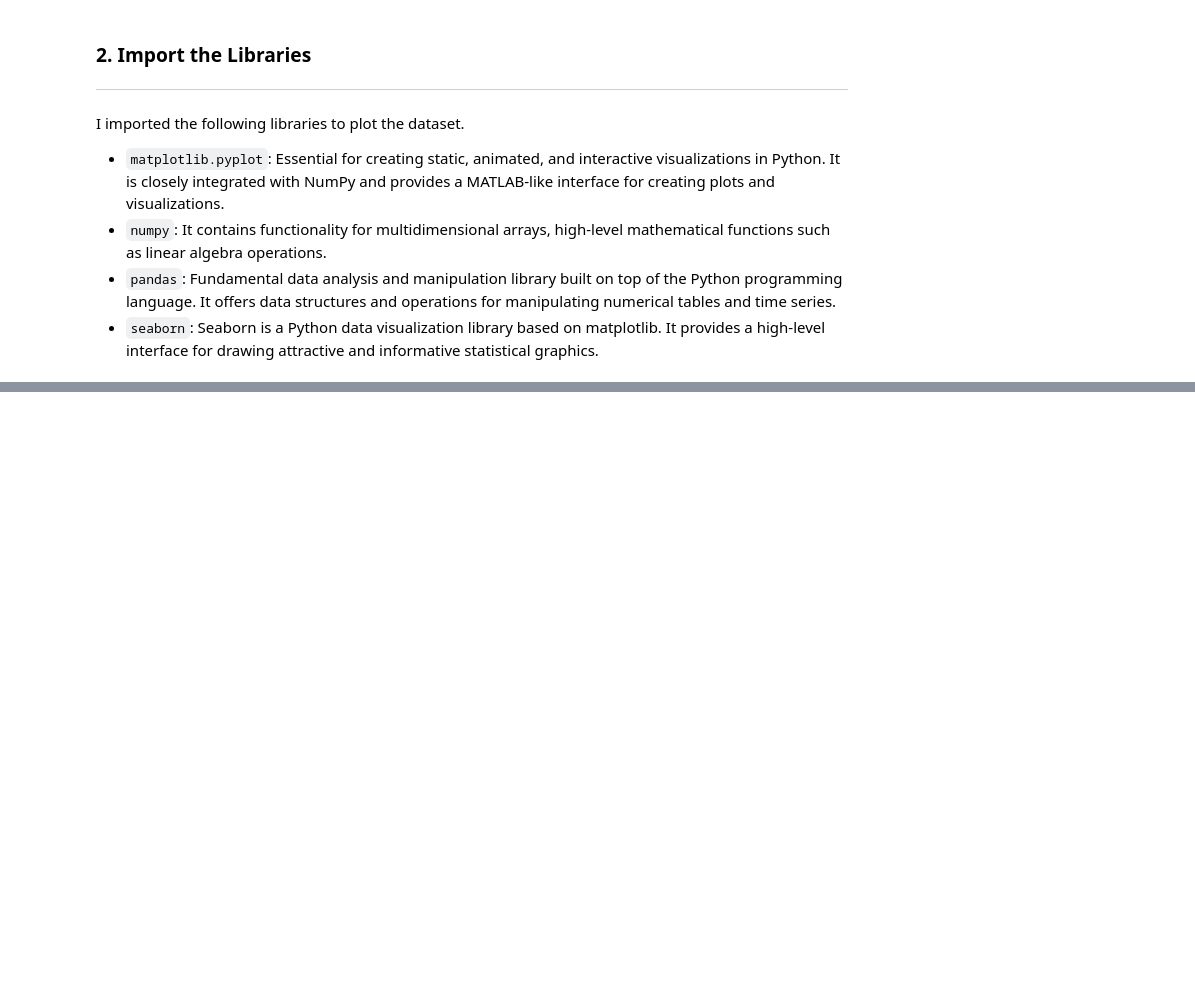
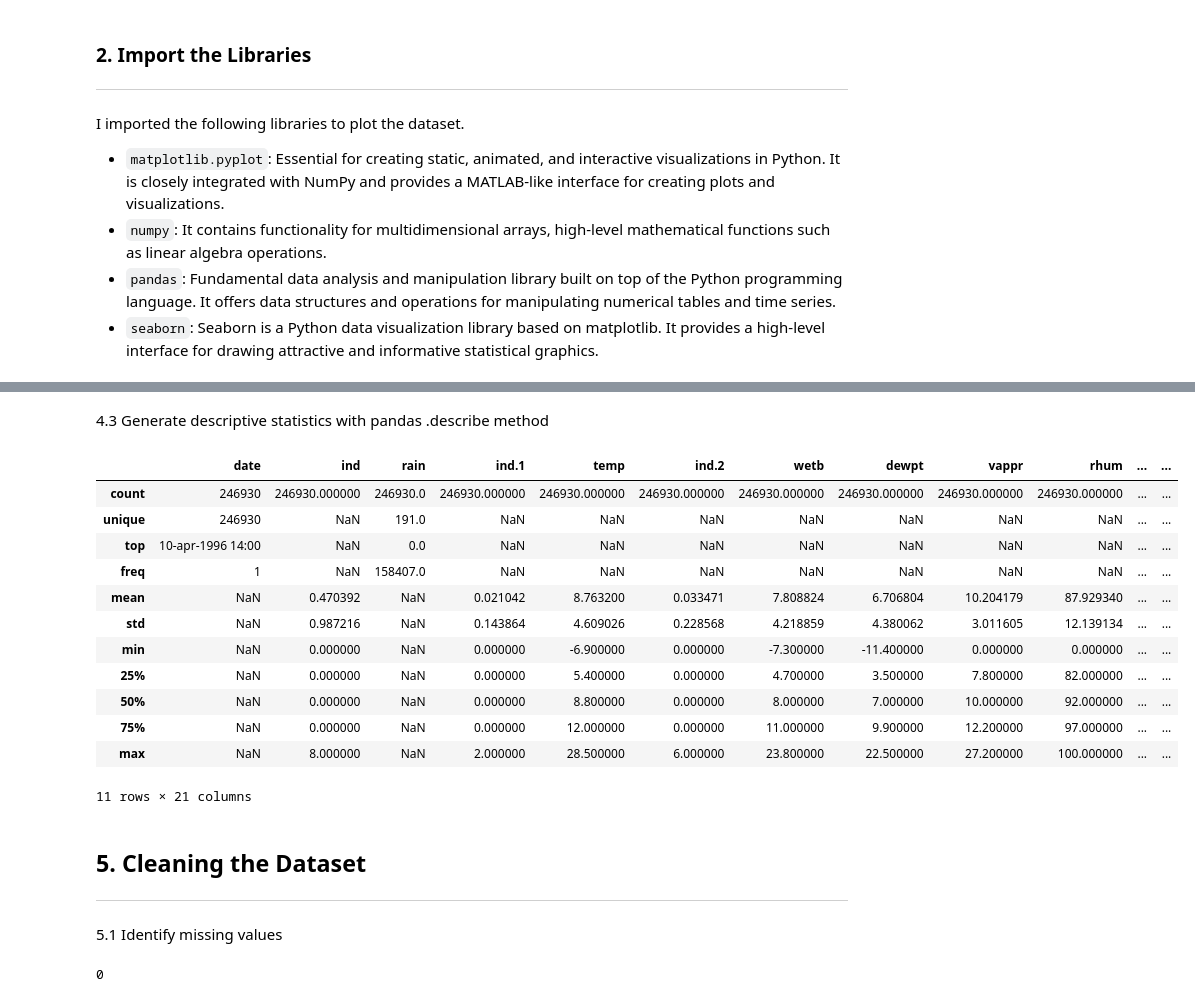
Before and after one commit to SBCURLEY/PFDA-assignments, a Jupyter notebook: assignment_6_Weather.ipynb, the cells around one changed output, grey strips where cells are left out. Cells and saved outputs as stored; diff of their text form; code cells hidden in the pictures; blank space fills up the shorter version.

```diff
--- a/assignment_6_Weather.ipynb
+++ b/assignment_6_Weather.ipynb
@@ -99,0 +135,28 @@ df=pd.read_csv("https://cli.fusio.net/cli/climate_data/webdata/hly4935.csv", ski
+# %% [markdown]
+4.3  Generate descriptive statistics with pandas .describe method
+# %%
+df.describe(include="all")
+# %% [output]
+|  | date | ind | rain | ind.1 | temp | ind.2 | wetb | dewpt | vappr | rhum | ... | ... |
+| count | 246930 | 246930.000000 | 246930.0 | 246930.000000 | 246930.000000 | 246930.000000 | 246930.000000 | 246930.000000 | 246930.000000 | 246930.000000 | ... | ... |
+| unique | 246930 | NaN | 191.0 | NaN | NaN | NaN | NaN | NaN | NaN | NaN | ... | ... |
+| top | 10-apr-1996 14:00 | NaN | 0.0 | NaN | NaN | NaN | NaN | NaN | NaN | NaN | ... | ... |
+| freq | 1 | NaN | 158407.0 | NaN | NaN | NaN | NaN | NaN | NaN | NaN | ... | ... |
+| mean | NaN | 0.470392 | NaN | 0.021042 | 8.763200 | 0.033471 | 7.808824 | 6.706804 | 10.204179 | 87.929340 | ... | ... |
+| std | NaN | 0.987216 | NaN | 0.143864 | 4.609026 | 0.228568 | 4.218859 | 4.380062 | 3.011605 | 12.139134 | ... | ... |
+| min | NaN | 0.000000 | NaN | 0.000000 | -6.900000 | 0.000000 | -7.300000 | -11.400000 | 0.000000 | 0.000000 | ... | ... |
+| 25% | NaN | 0.000000 | NaN | 0.000000 | 5.400000 | 0.000000 | 4.700000 | 3.500000 | 7.800000 | 82.000000 | ... | ... |
+| 50% | NaN | 0.000000 | NaN | 0.000000 | 8.800000 | 0.000000 | 8.000000 | 7.000000 | 10.000000 | 92.000000 | ... | ... |
+| 75% | NaN | 0.000000 | NaN | 0.000000 | 12.000000 | 0.000000 | 11.000000 | 9.900000 | 12.200000 | 97.000000 | ... | ... |
+| max | NaN | 8.000000 | NaN | 2.000000 | 28.500000 | 6.000000 | 23.800000 | 22.500000 | 27.200000 | 100.000000 | ... | ... |
+11 rows × 21 columns
+# %% [markdown]
+## 5.   Cleaning the Dataset
+
+***
+# %% [markdown]
+5.1 Identify missing values
+# %%
+df.isnull().sum().sum()
+# %% [output]
+0
```
Also changed, not shown: parts of 16 cells of this notebook.
